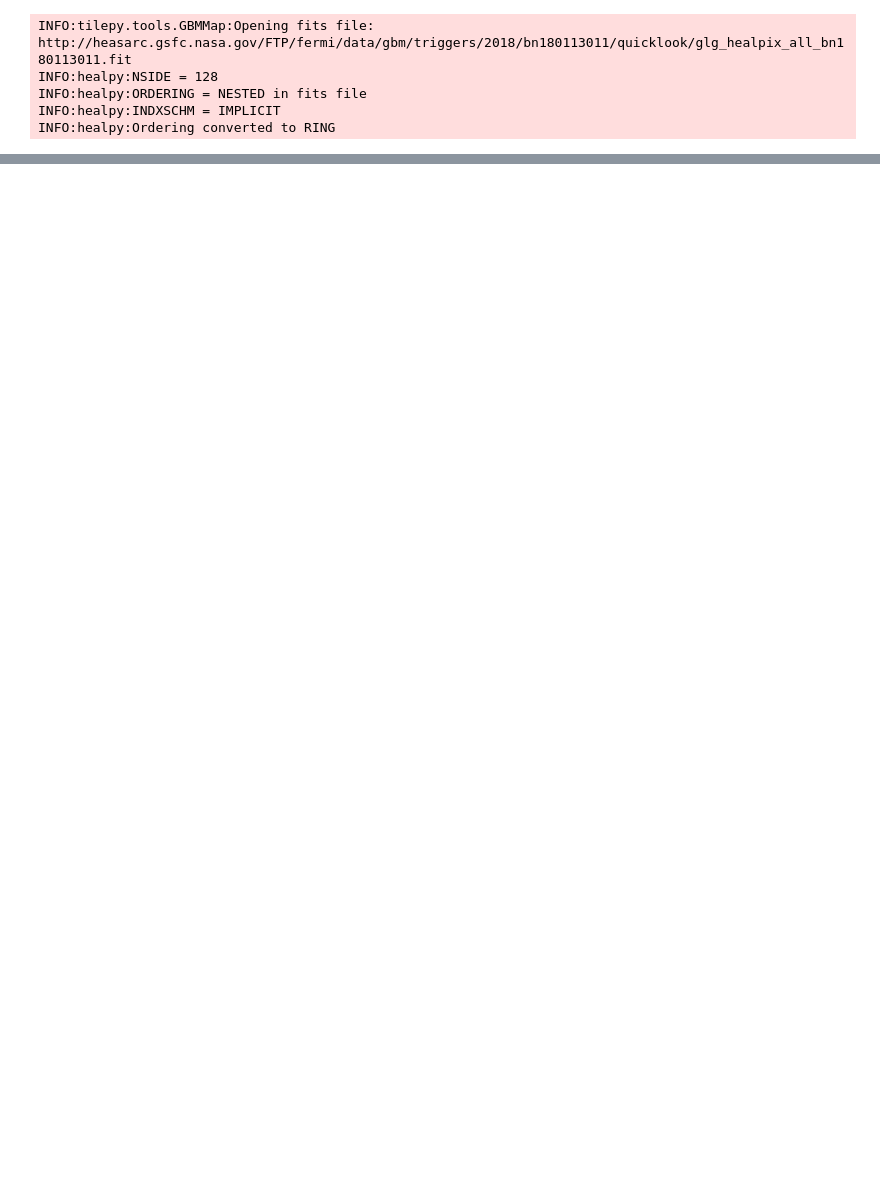
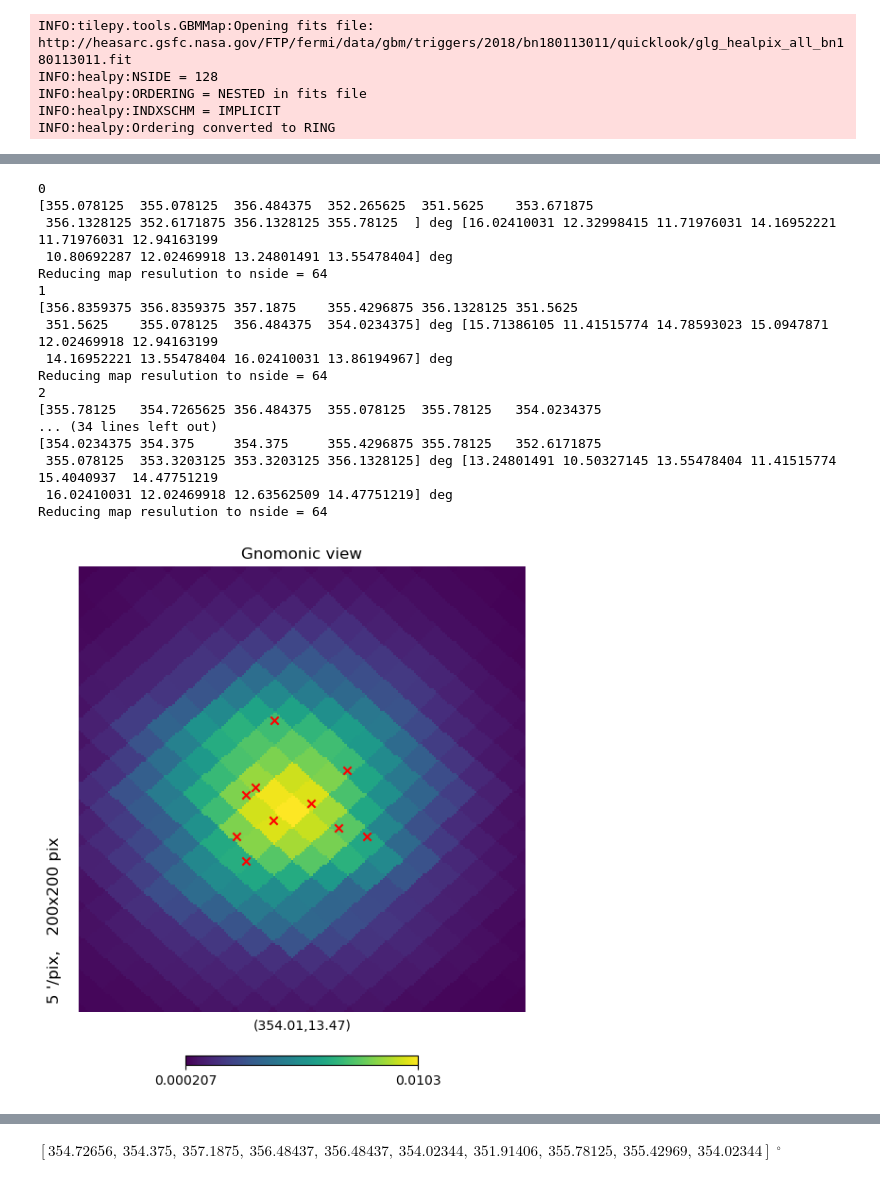
Before and after one commit to ednaruiz/tilepy, a Jupyter notebook: examples/GBMTiling.ipynb, the cells around one changed output, grey strips where cells are left out. Drawn from its saved outputs; the diff is of its cells as text; code cells hidden in the pictures; blank space fills up the shorter version.

```diff
--- a/examples/GBMTiling.ipynb
+++ b/examples/GBMTiling.ipynb
@@ -49,0 +39,3 @@ Reducing map resulution to nside = 64
+# %%
+region_c = np.c_[rapix,decpix]
+region_index = np.arange(0,len(region_c))
@@ -49,0 +65,29 @@ Reducing map resulution to nside = 64
+# %%
+for itest in range(0,10):
+    print(itest)
+    random.shuffle(region_index)
+    itest_ra = region_c[region_index[0:10]][:,0]
+    itest_dec = region_c[region_index[0:10]][:,1]
+
+    print(itest_ra,itest_dec)
+    hp.gnomview(pt.reduce_map_resolution(gbmgrb.prob, 64), rot = [gbmgrb.ra_centre,gbmgrb.dec_centre],reso = 5., nest = False)
+    hp.projscatter(itest_ra.to_value("deg"),itest_dec.to_value("deg"), coord = "C",color = "red", marker = "x", lonlat = True)
+# %% [output]
+0
+[355.078125  355.078125  356.484375  352.265625  351.5625    353.671875
+ 356.1328125 352.6171875 356.1328125 355.78125  ] deg [16.02410031 12.32998415 11.71976031 14.16952221 11.71976031 12.94163199
+ 10.80692287 12.02469918 13.24801491 13.55478404] deg
+Reducing map resulution to nside = 64
+1
+[356.8359375 356.8359375 357.1875    355.4296875 356.1328125 351.5625
+ 351.5625    355.078125  356.484375  354.0234375] deg [15.71386105 11.41515774 14.78593023 15.0947871  12.02469918 12.94163199
+ 14.16952221 13.55478404 16.02410031 13.86194967] deg
+Reducing map resulution to nside = 64
+2
+[355.78125   354.7265625 356.484375  355.078125  355.78125   354.0234375
+... (34 lines left out)
+[354.0234375 354.375     354.375     355.4296875 355.78125   352.6171875
+ 355.078125  353.3203125 353.3203125 356.1328125] deg [13.24801491 10.50327145 13.55478404 11.41515774 15.4040937  14.47751219
+ 16.02410031 12.02469918 12.63562509 14.47751219] deg
+Reducing map resulution to nside = 64
+[figure, added]
@@ -50,3 +103,21 @@ Reducing map resulution to nside = 64
+# %%
+def repair_agent_BFGS(center_list, region, radius):
+    """ Given center list, returns list of circles which are repaired """
+
+
+    tupled = [(c.x, c.y) for c in center_list]
+    guess = [item for sublist in tupled for item in sublist]
+
+    optimized = optimize.minimize(intersection_area_inv, guess, args=(region, radius), method="L-BFGS-B")
+
+    tupled_guess = grouper(2, guess)
+    tupled_optimized = grouper(2, optimized.x)
+
+    # Creating new circle list based on repaired centers
+    circle_list = [get_circle(radius, center) for center in tupled_optimized]
+    return circle_list
+# %% [output]
+$[354.72656,~354.375,~357.1875,~356.48437,~356.48437,~354.02344,~351.91406,~355.78125,~355.42969,~354.02344] \; \mathrm{{}^{\circ}}$
 # %%
 %matplotlib inline
 
```
Also changed, not shown: parts of 13 cells of this notebook, 2 other files.
